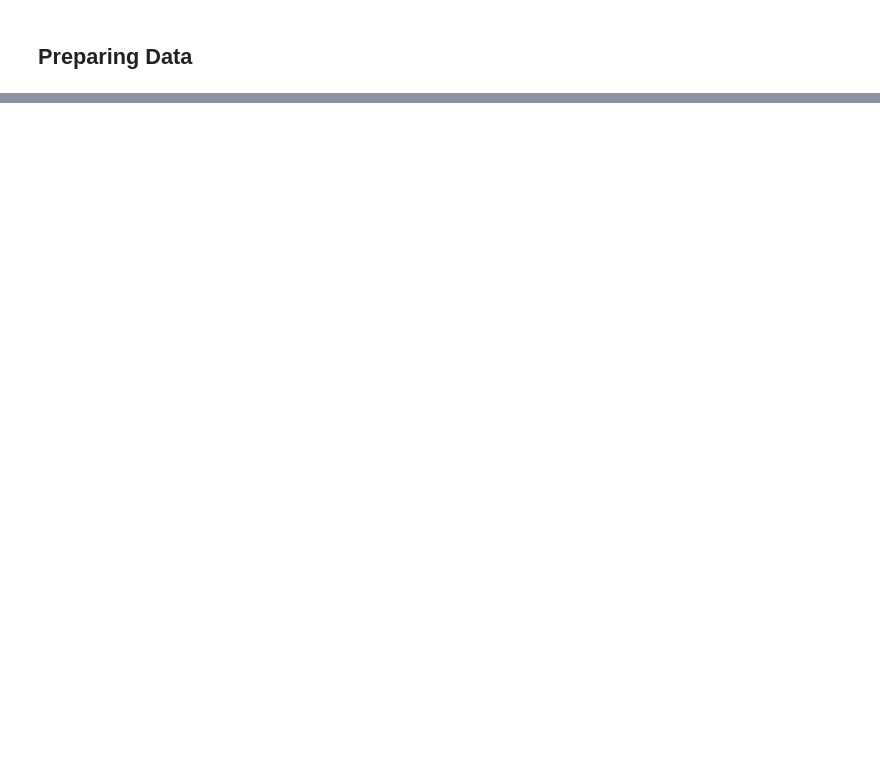
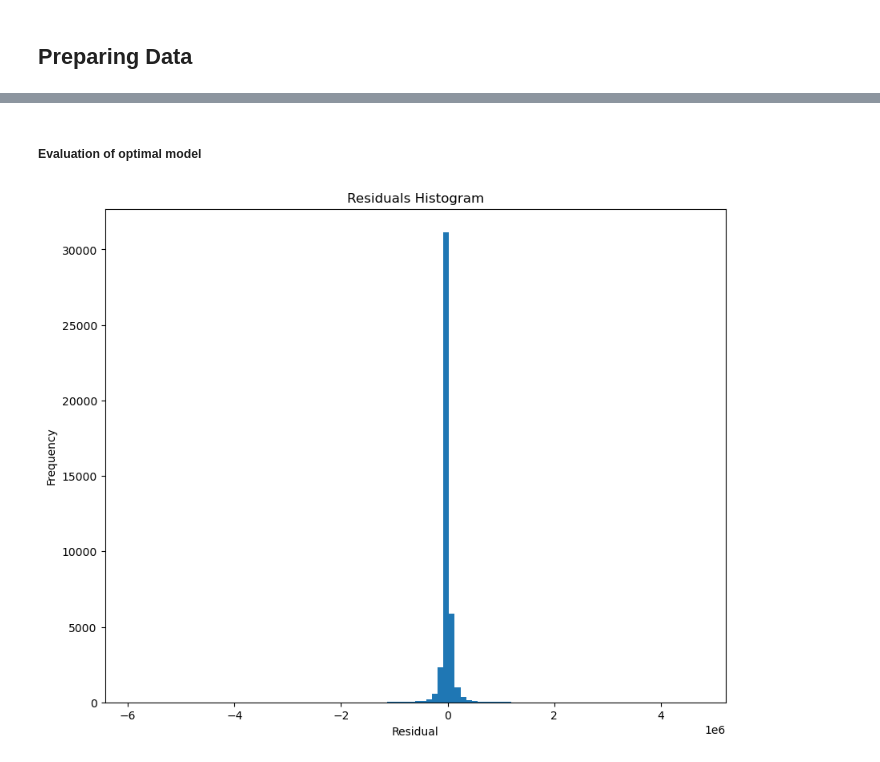
Before and after one commit to SanjayRaju2000/London-House-Price-Prediction, a Jupyter notebook: notebooks/05-non-linear-modelling.ipynb, the cells around one changed output, grey strips where cells are left out. Drawn from its saved outputs; the diff is of its cells as text; code cells hidden in the pictures; blank space fills up the shorter version.

```diff
--- a/notebooks/05-non-linear-modelling.ipynb
+++ b/notebooks/05-non-linear-modelling.ipynb
@@ -249,0 +302,18 @@ plt.show()
+# %% [markdown]
+##### Evaluation of optimal model
+# %%
+# Predict on validation set
+y_pred = dt_md20.predict(X_valid)
+
+# Residuals (true - predicted)
+residuals = y_valid - y_pred
+
+# Plot histogram of residuals
+plt.figure(figsize=(10, 8))
+plt.hist(residuals, bins=100)
+plt.title('Residuals Histogram')
+plt.xlabel('Residual')
+plt.ylabel('Frequency')
+plt.show()
+# %% [output]
+[figure, added]
```
Also changed, not shown: parts of 52 cells of this notebook.
